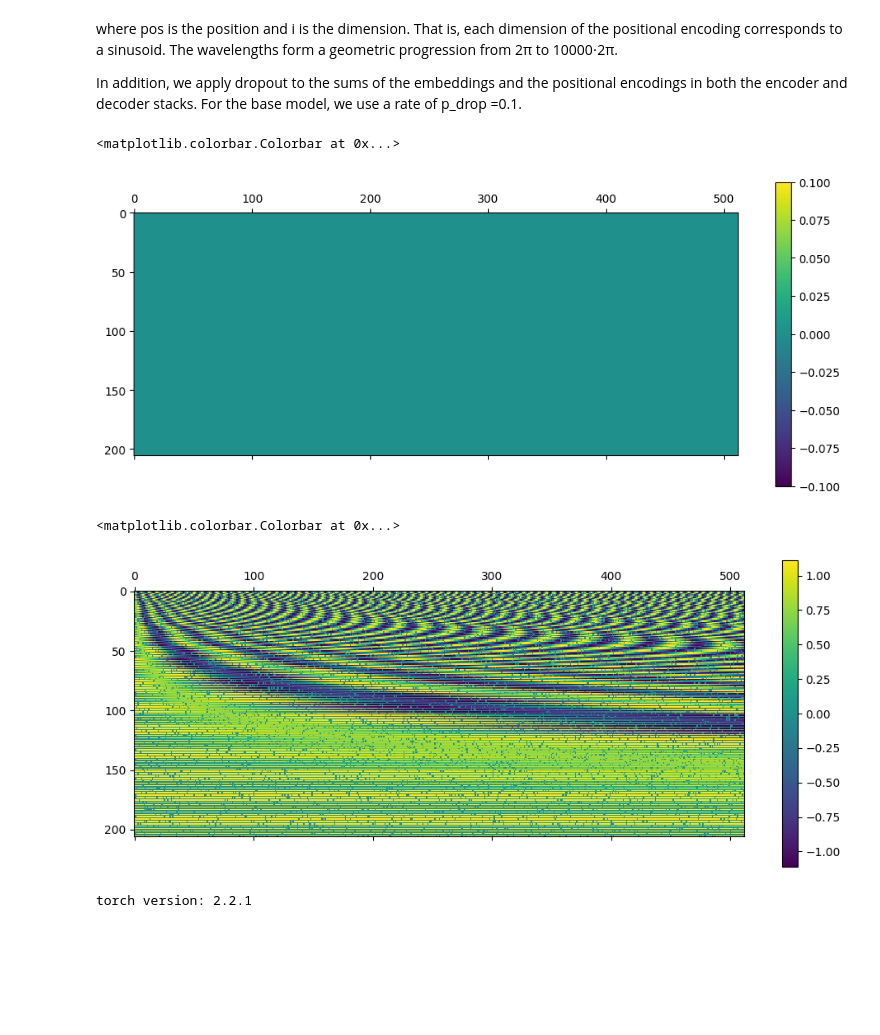
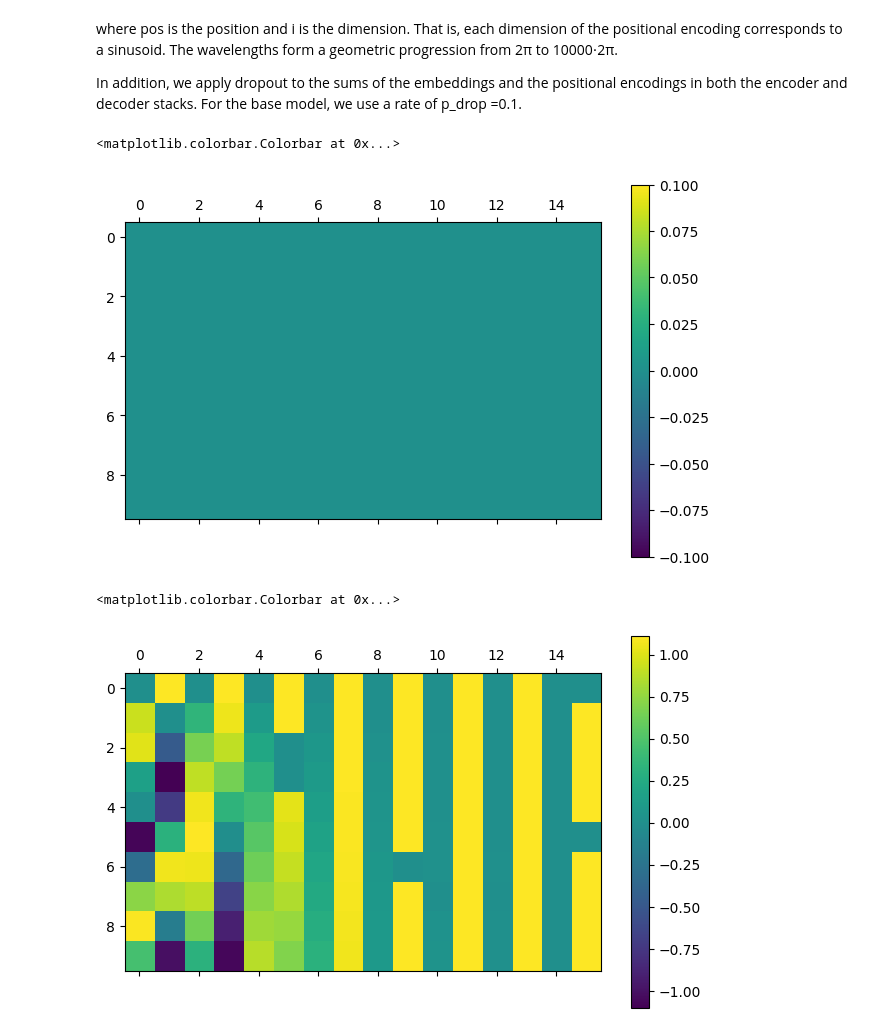
Before and after one commit to Jha-Pranav/OpenTransformer, a Jupyter notebook: multiformer/notebooks/transformer_anatomy/postional_encoding.ipynb, the cells around one changed output. Drawn from its saved outputs; the diff is of its cells as text; code cells hidden in the pictures; blank space fills up the shorter version.

```diff
--- a/multiformer/notebooks/transformer_anatomy/postional_encoding.ipynb
+++ b/multiformer/notebooks/transformer_anatomy/postional_encoding.ipynb
@@ -60,31 +60,24 @@ class PostionalEncoding(nn.Module):
 #     Buffers won’t be returned in model.parameters(), so that the optimizer won’t have a change to update them.
 # %%
 # eg:
-embedding_dim,max_len = 206, 512
+embedding_dim,max_len = 16, 10
 pe = PostionalEncoding(embedding_dim,max_len)
-# inp = torch.randint(0,300,(1,max_len,embedding_dim))
+# inp = torch.randint(0,10,(1,max_len,embedding_dim))
 inp = torch.zeros(1,max_len,embedding_dim)
 result = pe(inp)
 # %%
 import matplotlib.pyplot as plt
 
-cax = plt.matshow(inp.squeeze(0).T)
+cax = plt.matshow(inp.squeeze(0))
 plt.gcf().colorbar(cax)
 # %% [output]
 <matplotlib.colorbar.Colorbar at 0x...>
-[figure, old version]
+[figure, new version]
 # %%
 import matplotlib.pyplot as plt
 
-cax = plt.matshow(result.squeeze(0).T)
+cax = plt.matshow(result.squeeze(0))
 plt.gcf().colorbar(cax)
 # %% [output]
 <matplotlib.colorbar.Colorbar at 0x...>
-[figure, old version]
+[figure, new version]
-# %%
-from importlib.metadata import version
-import torch
-
-print("torch version:", version("torch"))
-# %% [output]
-torch version: 2.2.1
```
Also changed, not shown: parts of 4 cells of this notebook, 1 other file.
